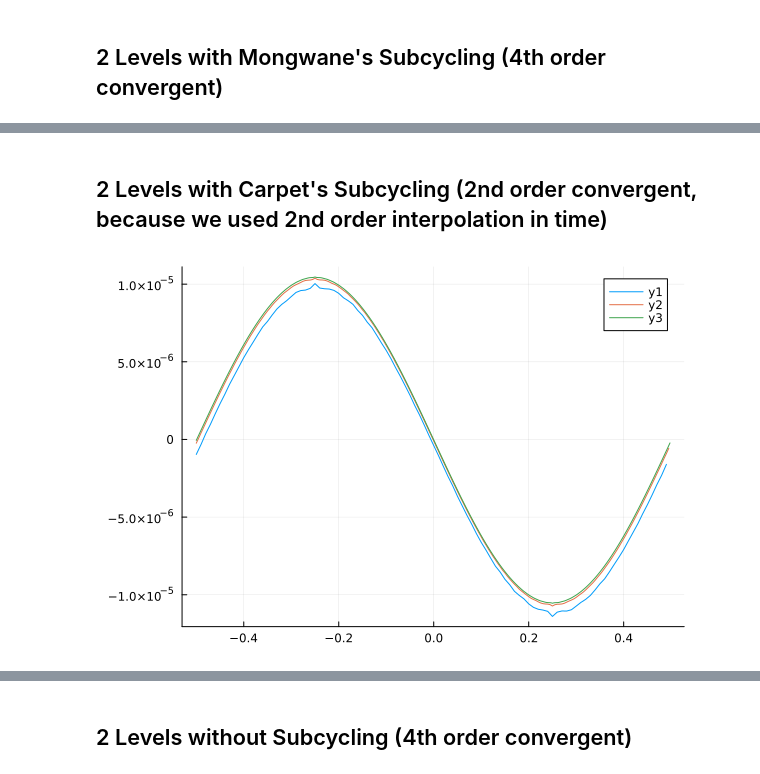
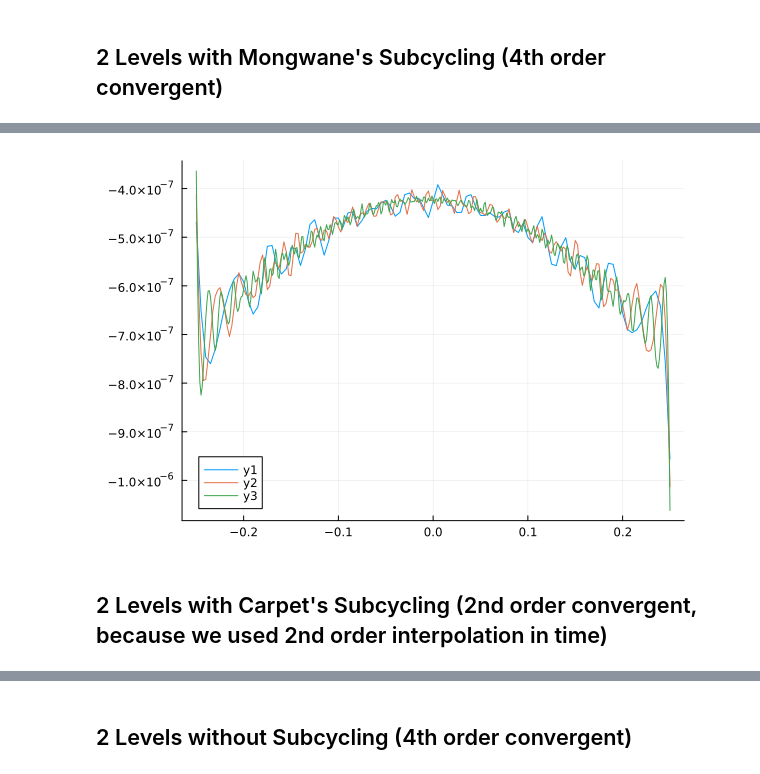
Before and after one commit to lwJi/Docs-Subcycling, a Jupyter notebook: ipynb/Convergence.ipynb, the cells around one changed output, grey strips where cells are left out. Drawn from its saved outputs; the diff is of its cells as text; code cells hidden in the pictures.

```diff
--- a/ipynb/Convergence.ipynb
+++ b/ipynb/Convergence.ipynb
@@ -86,14 +45,11 @@ plot_conv(
+# %%
+Misc.plot_error(analytical_psi,
+    [
+        "scalarwave_2levels_nx100_Mongwane",
+        "scalarwave_2levels_nx200_Mongwane",
+        "scalarwave_2levels_nx400_Mongwane"
+    ]; nbuf = 2, lev = 2, cord = 4, tmax = 1.0)
+# %% [output]
+[figure, added]
 # %% [markdown]
 ## 2 Levels with Carpet's Subcycling (2nd order convergent, because we used 2nd order interpolation in time)
-# %%
-nxs = [100, 200, 400]
-nbuf = 8
-plot_conv(
-    [
-        "scalarwave_2levels_nx100_Carpet",
-        "scalarwave_2levels_nx200_Carpet",
-        "scalarwave_2levels_nx400_Carpet"
-    ],
-    nxs, nbuf; lev = 1, cord = 2)
-# %% [output]
-[figure, removed]
```
Also changed, not shown: parts of 18 cells of this notebook, 2 other files.
